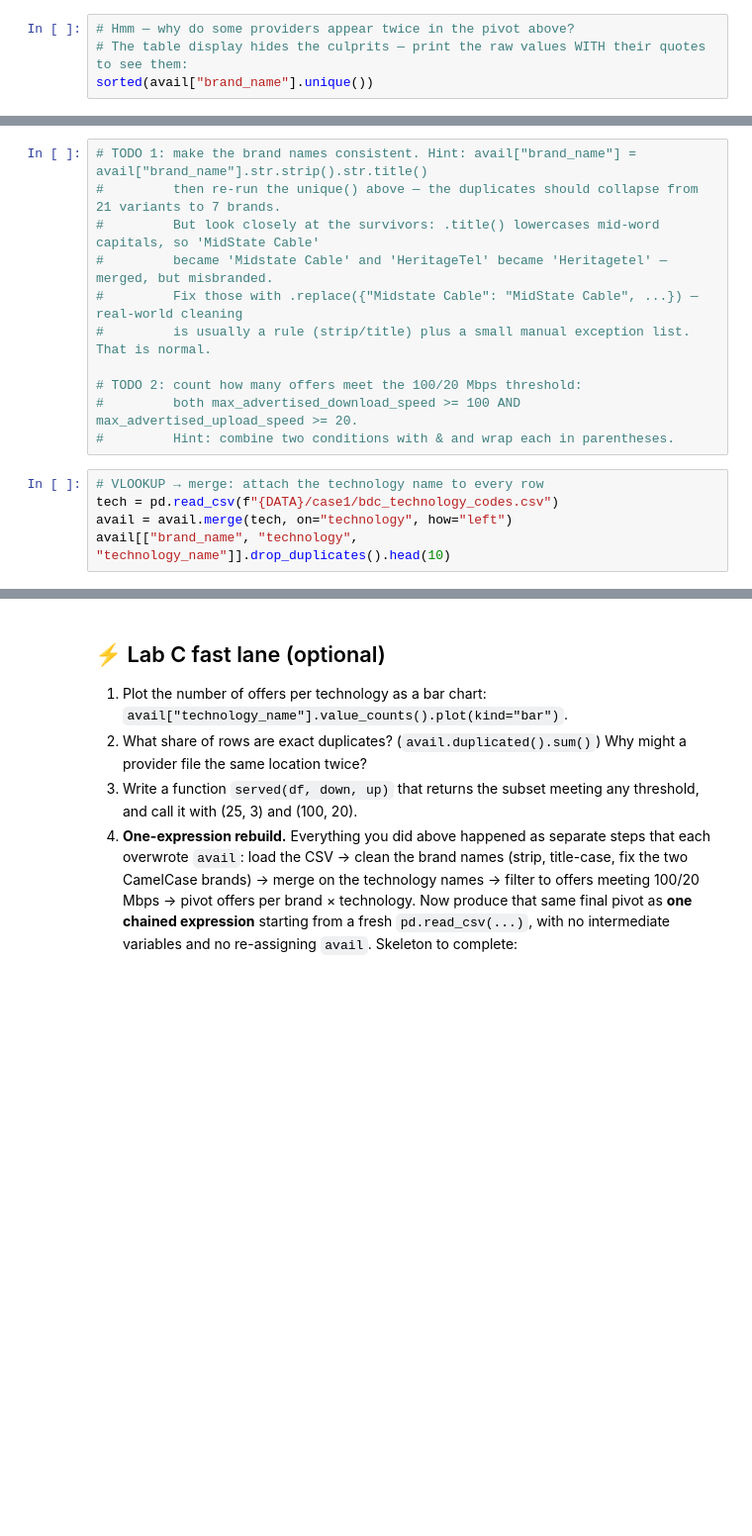
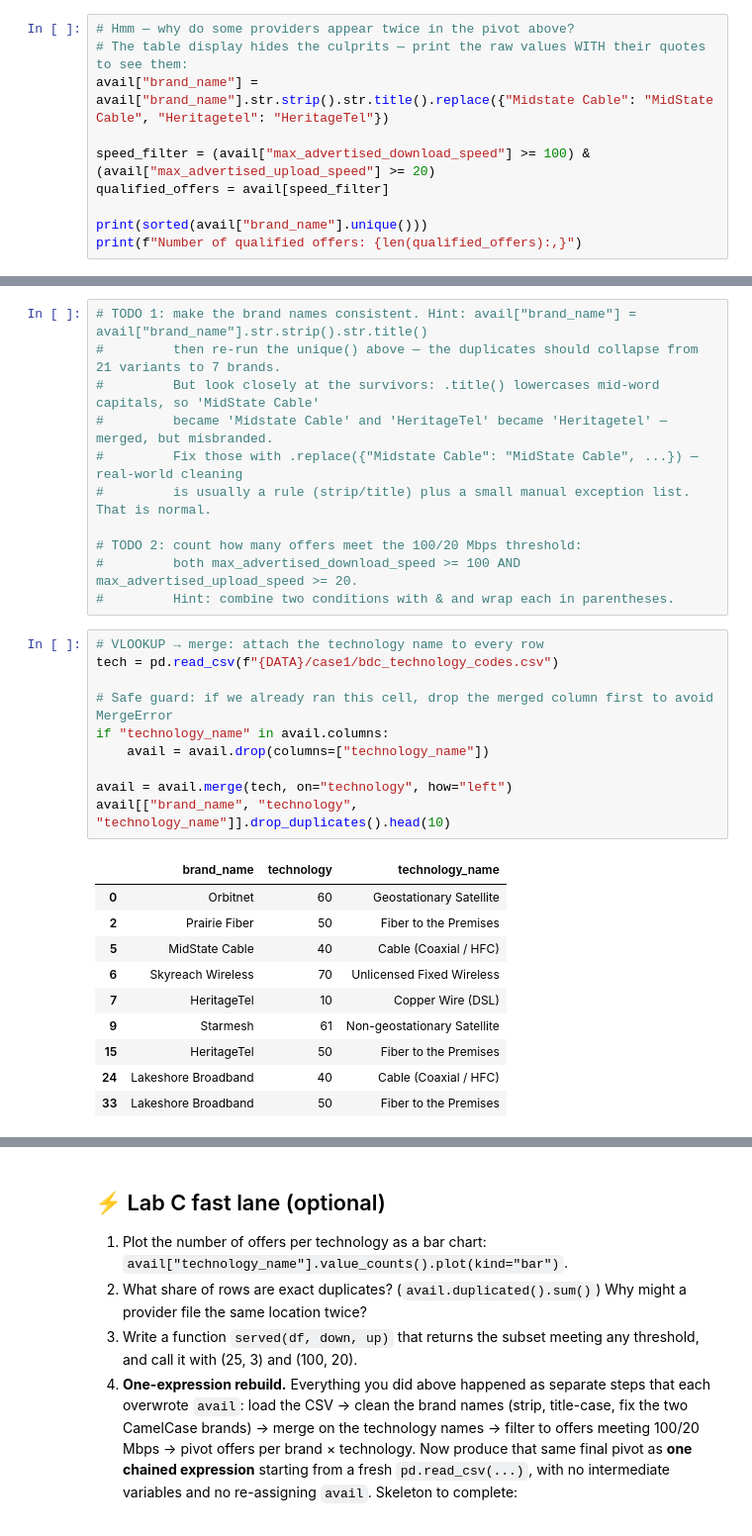
Before and after one commit to petersifter/hello-workshop, a Jupyter notebook: notebooks/01_python_bootcamp.ipynb, the cells around one changed output, grey strips where cells are left out. Shown at 99% size. Cells and saved outputs as stored; diff of their text form; blank space fills up the shorter version.

```diff
--- a/notebooks/01_python_bootcamp.ipynb
+++ b/notebooks/01_python_bootcamp.ipynb
@@ -194,4 +304,10 @@ pivot
 # %%
 # Hmm — why do some providers appear twice in the pivot above?
 # The table display hides the culprits — print the raw values WITH their quotes to see them:
-sorted(avail["brand_name"].unique())
+avail["brand_name"] = avail["brand_name"].str.strip().str.title().replace({"Midstate Cable": "MidState Cable", "Heritagetel": "HeritageTel"})
+
+speed_filter = (avail["max_advertised_download_speed"] >= 100) & (avail["max_advertised_upload_speed"] >= 20)
+qualified_offers = avail[speed_filter]
+
+print(sorted(avail["brand_name"].unique()))
+print(f"Number of qualified offers: {len(qualified_offers):,}")
@@ -209,8 +328,24 @@ sorted(avail["brand_name"].unique())
 # %%
 # VLOOKUP → merge: attach the technology name to every row
 tech = pd.read_csv(f"{DATA}/case1/bdc_technology_codes.csv")
+
+# Safe guard: if we already ran this cell, drop the merged column first to avoid MergeError
+if "technology_name" in avail.columns:
+    avail = avail.drop(columns=["technology_name"])
+
 avail = avail.merge(tech, on="technology", how="left")
 avail[["brand_name", "technology", "technology_name"]].drop_duplicates().head(10)
+# %% [output]
+|  | brand_name | technology | technology_name |
+| 0 | Orbitnet | 60 | Geostationary Satellite |
+| 2 | Prairie Fiber | 50 | Fiber to the Premises |
+| 5 | MidState Cable | 40 | Cable (Coaxial / HFC) |
+| 6 | Skyreach Wireless | 70 | Unlicensed Fixed Wireless |
+| 7 | HeritageTel | 10 | Copper Wire (DSL) |
+| 9 | Starmesh | 61 | Non-geostationary Satellite |
+| 15 | HeritageTel | 50 | Fiber to the Premises |
+| 24 | Lakeshore Broadband | 40 | Cable (Coaxial / HFC) |
+| 33 | Lakeshore Broadband | 50 | Fiber to the Premises |
 # %%
 # Save your work as an Excel file — Python is not a replacement for Excel as a *delivery* format.
 avail.head(1000).to_excel("bootcamp_sample.xlsx", index=False)
```
Also changed, not shown: parts of 13 cells of this notebook.
